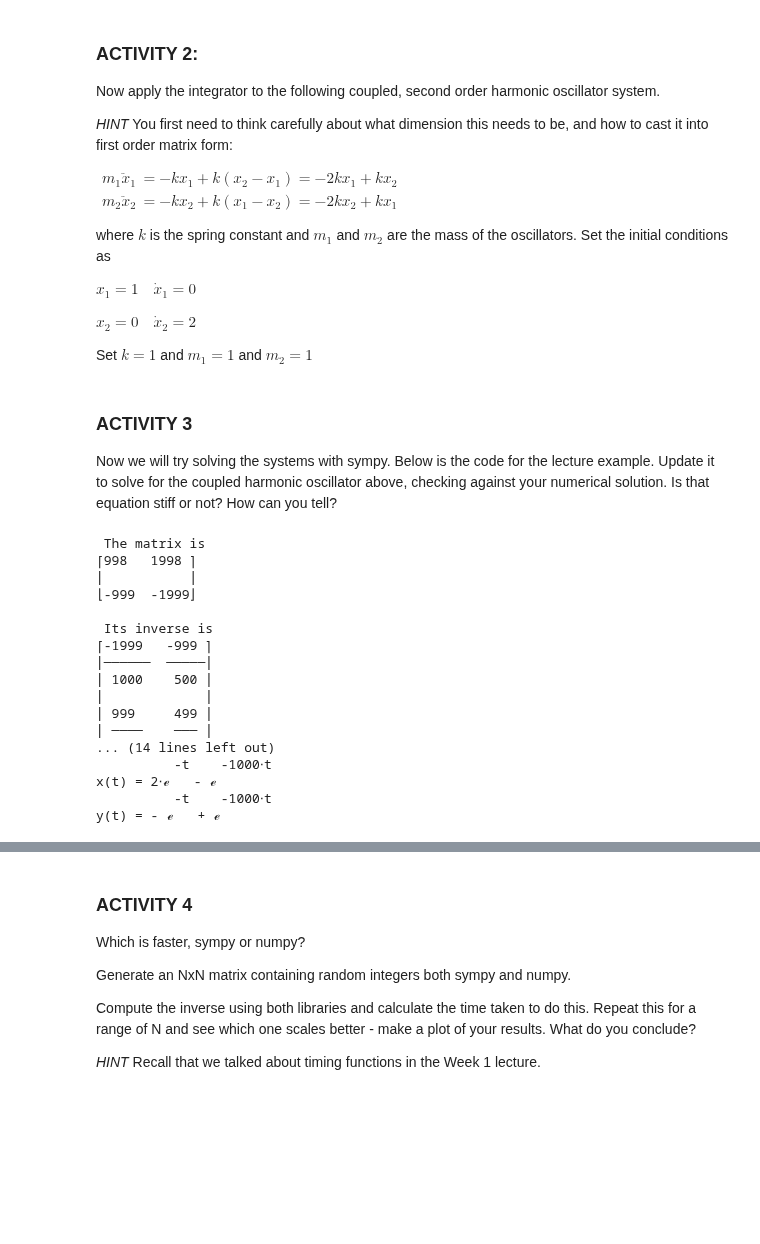
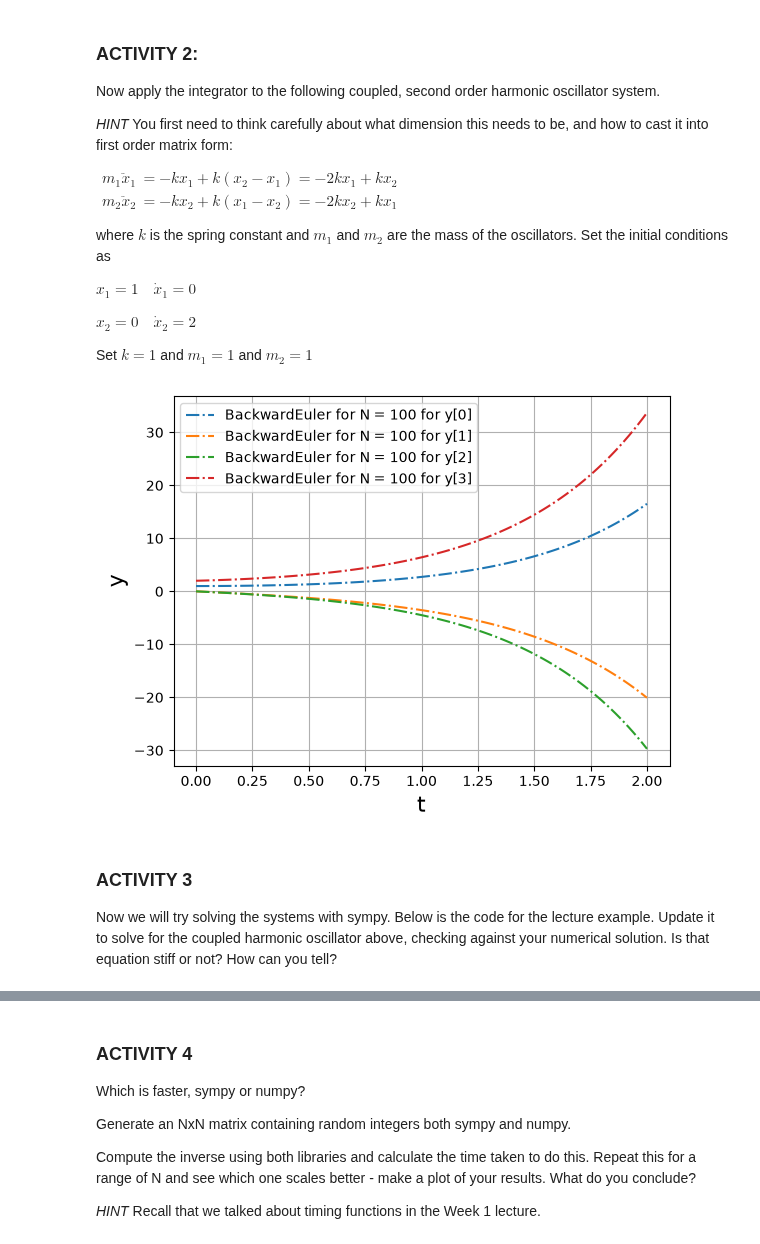
Before and after one commit to sahilshah-05/TopicsInSciComp, a Jupyter notebook: Notebooks/Week5_LabExercises.ipynb, the cells around one changed output, grey strips where cells are left out. Drawn from its saved outputs; the diff is of its cells as text; code cells hidden in the pictures; blank space fills up the shorter version.

```diff
--- a/Notebooks/Week5_LabExercises.ipynb
+++ b/Notebooks/Week5_LabExercises.ipynb
@@ -183,64 +198,27 @@ Set $k=1$ and $m_1 = 1$ and $m_2 = 1$
 # %%
 # Integrator for the coupled harmonic oscillator
 
-# UPDATE ME!
+m_1 = 1.0
+m_2 = 1.0
+k = 1.0
+
+Harmonic_matrix = np.matrix([[0, 0, 1, 0], [0, 0, 0, 1], [2 * k/m_1, - k/m_1, 0, 0], [- k/m_2, 2 * k/m_2, 0, 0]])
+Initital_Conditions = np.array([1, 0, 0, 2])
+
+max_time = 2.0
+N_time_steps = 100
+
+harmonic_osc = ExplicitLinearIntegrator(Harmonic_matrix, max_time,
+                                         N_time_steps, "BackwardEuler")
+
+# Find and plot the solution
+harmonic_osc.calculate_solution(Initital_Conditions)
+harmonic_osc.plot_solution()
+# %% [output]
+[figure, added]
 # %% [markdown]
 ### ACTIVITY 3
 
 Now we will try solving the systems with sympy. Below is the code for the lecture example. Update it to solve for the coupled harmonic oscillator above, checking against your numerical solution. Is that equation stiff or not? How can you tell?
-# %%
-# Solution of coupled linear equations using sympy
-
-import sympy as sp
-from sympy import symbols, Eq, Function, pprint, Matrix
-from sympy.solvers.ode.systems import dsolve_system
-
-# Compare the eigenvalue decomposition
-C_matrix =  Matrix([[998, 1998],[-999, -1999]])
-C_inverse = C_matrix.inv()
-eigenvalues_and_vectors = C_matrix.eigenvects()
-
-print("\n The matrix is ")
-pprint(C_matrix)
-print("\n Its inverse is ")
-pprint(C_inverse)
-print("\n Eigenvalues and eigenvectors are ")
-pprint(eigenvalues_and_vectors)
-
-# solve the linear system of ODEs
-x = Function("x")
-y = Function("y")
-t = symbols("t")
-
-my_equations = [Eq(x(t).diff(t), 998*x(t) + 1998*y(t)),
-                Eq(y(t).diff(t), -999*x(t) - 1999*y(t))]
-
-solution = dsolve_system(my_equations)
-print("\n General solution is")
-pprint(solution[0][0])
-pprint(solution[0][1])
-
-solution_with_ics = dsolve_system(my_equations, ics={x(0): 1, y(0): 0})
-print("\n Specific solution with initial conditions is")
-pprint(solution_with_ics[0][0])
-pprint(solution_with_ics[0][1])
-# %% [output]
- The matrix is
-⎡998   1998 ⎤
-⎢           ⎥
-⎣-999  -1999⎦
-
- Its inverse is
-⎡-1999   -999 ⎤
-⎢──────  ─────⎥
-⎢ 1000    500 ⎥
-⎢             ⎥
-⎢ 999     499 ⎥
-⎢ ────    ─── ⎥
-... (14 lines left out)
-          -t    -1000⋅t
-x(t) = 2⋅ℯ   - ℯ
-          -t    -1000⋅t
-y(t) = - ℯ   + ℯ
 # %%
 # UPDATE ME!
```
Also changed, not shown: parts of 4 cells of this notebook.
